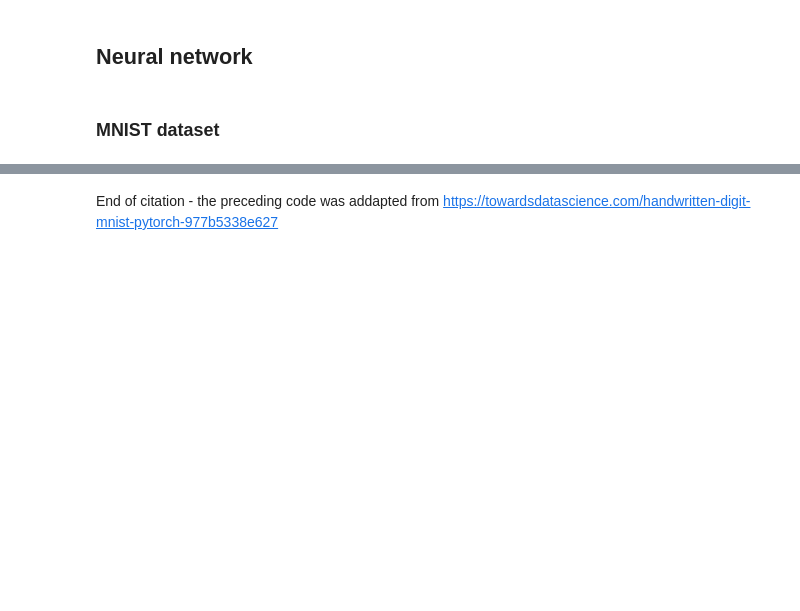
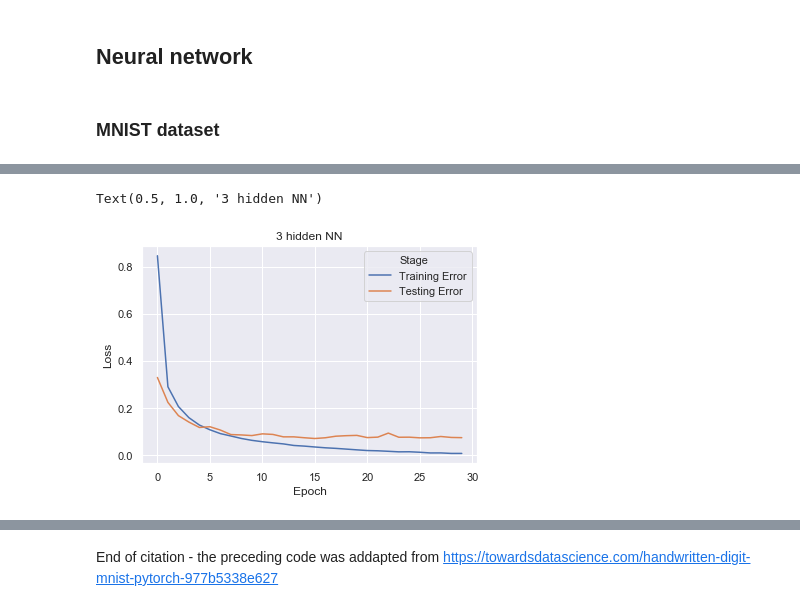
Before and after one commit to mkecera/1-supervised-learning, a Jupyter notebook: assignment1.ipynb, the cells around one changed output, grey strips where cells are left out. Saved outputs shown, nothing was run; the diff lists cells and outputs as text; code cells hidden in the pictures; blank space fills up the shorter version.

```diff
--- a/assignment1.ipynb
+++ b/assignment1.ipynb
@@ -186,0 +191,18 @@ Testing Loss  = 13.345386860892177
+# %%
+input_size = 784
+hidden_sizes = [256, 128, 64]
+output_size = 10
+drop_out = 0.2
+
+model_complex = nn.Sequential(
+    nn.Linear(input_size, hidden_sizes[0]),
+    nn.ReLU(),
+    # nn.Dropout(drop_out, inplace=True),
+    nn.Linear(hidden_sizes[0], hidden_sizes[1]),
+    nn.ReLU(),
+    # nn.Dropout(drop_out, inplace=True),
+    nn.Linear(hidden_sizes[1], hidden_sizes[2]),
+    nn.ReLU(),
+    nn.Linear(hidden_sizes[2], output_size),
+    nn.LogSoftmax(dim=1)
+    )
@@ -186,0 +216,2 @@ Testing Loss  = 13.345386860892177
+# %%
+lossDataComplex, accDataComplex = trainNN(model_complex)
@@ -186,0 +238,17 @@ Testing Loss  = 13.345386860892177
+# %%
+lossDataComplex = pd.DataFrame.from_records(lossDataComplex, columns=["Epoch", "Loss", "Stage"])
+accDataComplex = pd.DataFrame.from_records(accDataComplex, columns=["Epoch", "Accuracy", "Stage"])
+# %%
+# vizualize train and test error across iterations
+sns.set(
+    style="darkgrid"
+    )
+
+sns.lineplot(
+    x="Epoch", y="Loss",
+    hue="Stage",
+    data=lossDataComplex
+    ).set_title('3 hidden NN')
+# %% [output]
+Text(0.5, 1.0, '3 hidden NN')
+[figure, added]
```
Also changed, not shown: parts of 71 cells of this notebook, 1 other file.
